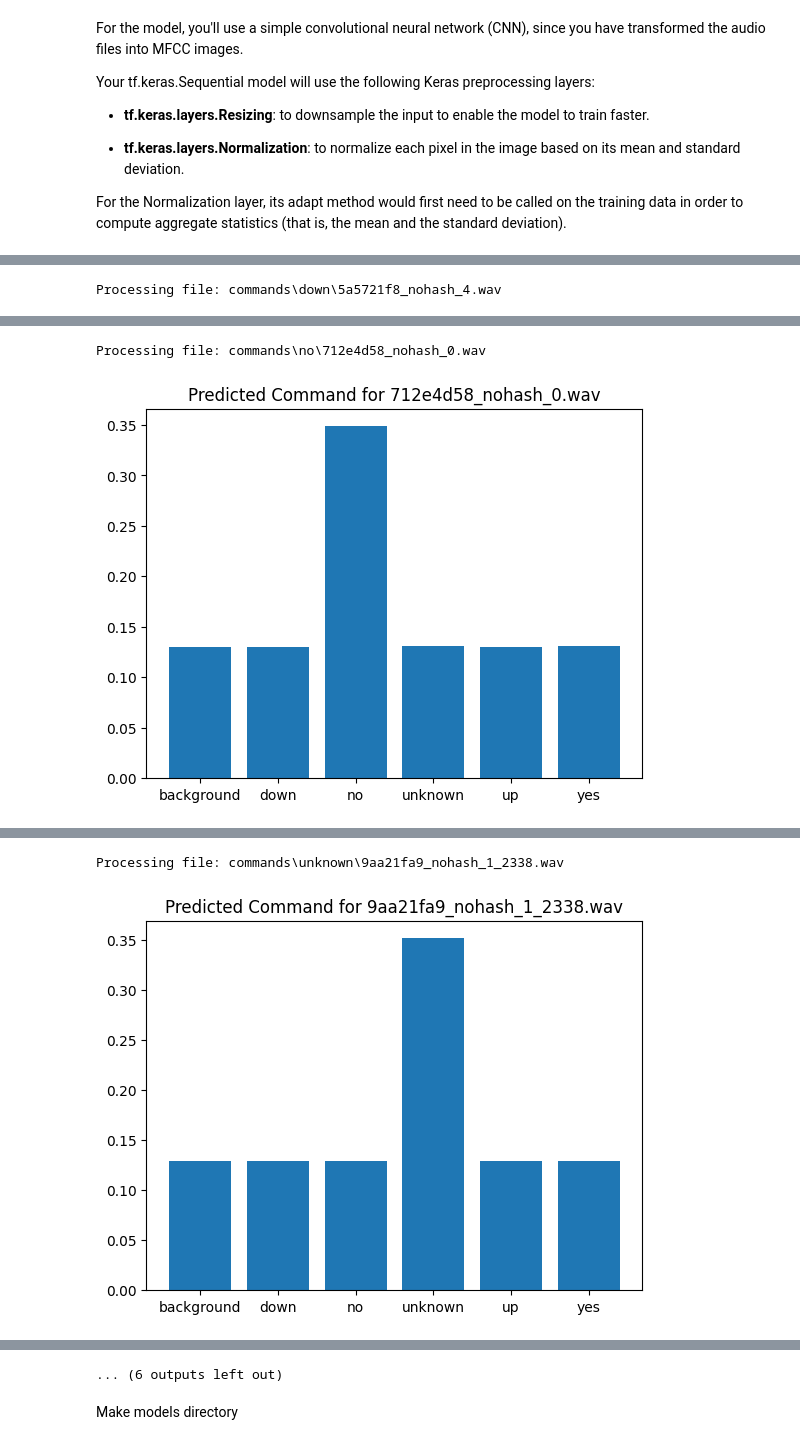
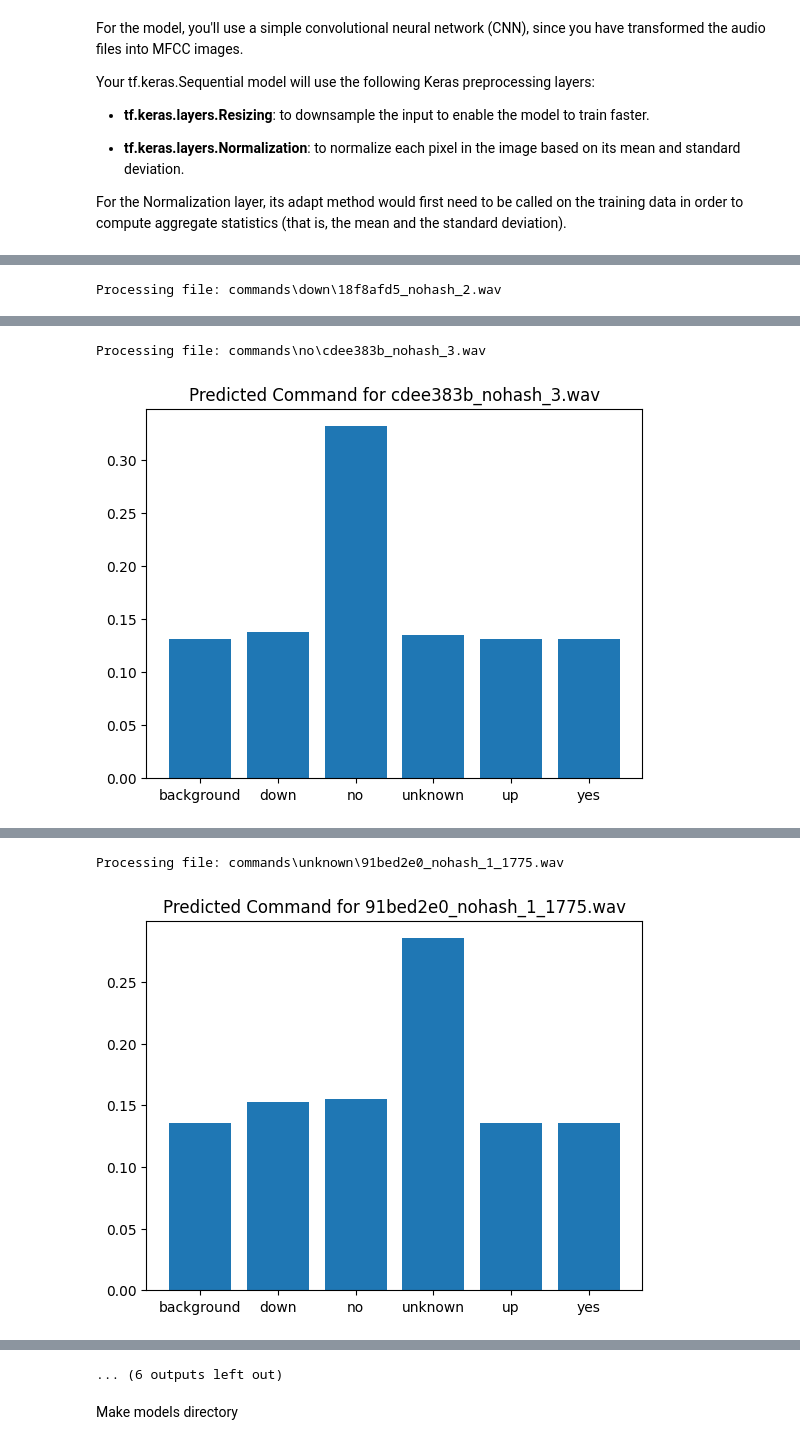
Before and after one commit to lbalic21/keyword_spotting, a Jupyter notebook: neural_network/kws_network.ipynb, the cells around one changed output, grey strips where cells are left out. Cells and saved outputs as stored; diff of their text form; code cells hidden in the pictures.

Commit message:
new model

```diff
--- a/neural_network/kws_network.ipynb
+++ b/neural_network/kws_network.ipynb
@@ -672,16 +679,16 @@ Trainable params: 60054 (234.59 KB)
 Non-trainable params: 3 (16.00 Byte)
 _________________________________________________________________
 # %%
-model.compile(
+model1.compile(
     optimizer=tf.keras.optimizers.Adam(learning_rate=LEARNING_RATE),
-    loss=tf.keras.losses.SparseCategoricalCrossentropy(from_logits=True),
+    loss=tf.keras.losses.SparseCategoricalCrossentropy(),
     metrics=['accuracy'],
 )
 # %%
-history = model.fit(
+history = model1.fit(
     train_mfcc_dataset,
     validation_data=validation_mfcc_dataset,
-    epochs=EPOCHS,
+    epochs=100  ,
     callbacks=tf.keras.callbacks.EarlyStopping(verbose=1, patience=10, restore_best_weights=True),
 )
 # %% [output]
@@ -798,6 +802,6 @@ def process_and_predict(file_path, model, commands):
 # Assuming you have a trained model and a list of commands
 for command, file_path in random_files.items():
     print(f"\nProcessing file: {file_path}")
-    process_and_predict(file_path, model, commands)
+    process_and_predict(file_path, model1, commands)
 # %% [output]
 Randomly selected files from each class:
@@ -813,2 +817,2 @@ Processing file: commands\background\augmented_2232.wav
 [interactive output not drawn]
-Processing file: commands\down\5a5721f8_nohash_4.wav
+Processing file: commands\down\18f8afd5_nohash_2.wav
@@ -816,9 +820,9 @@ Processing file: commands\down\5a5721f8_nohash_4.wav
 [interactive output not drawn]
-Processing file: commands\no\712e4d58_nohash_0.wav
+Processing file: commands\no\cdee383b_nohash_3.wav
-[figure, old version]
+[figure, new version]
 [interactive output not drawn]
-Processing file: commands\unknown\9aa21fa9_nohash_1_2338.wav
+Processing file: commands\unknown\91bed2e0_nohash_1_1775.wav
-[figure, old version]
+[figure, new version]
 [interactive output not drawn]
 ... (6 outputs left out)
 # %% [markdown]
```
Also changed, not shown: parts of 16 cells of this notebook, 8 other files.
